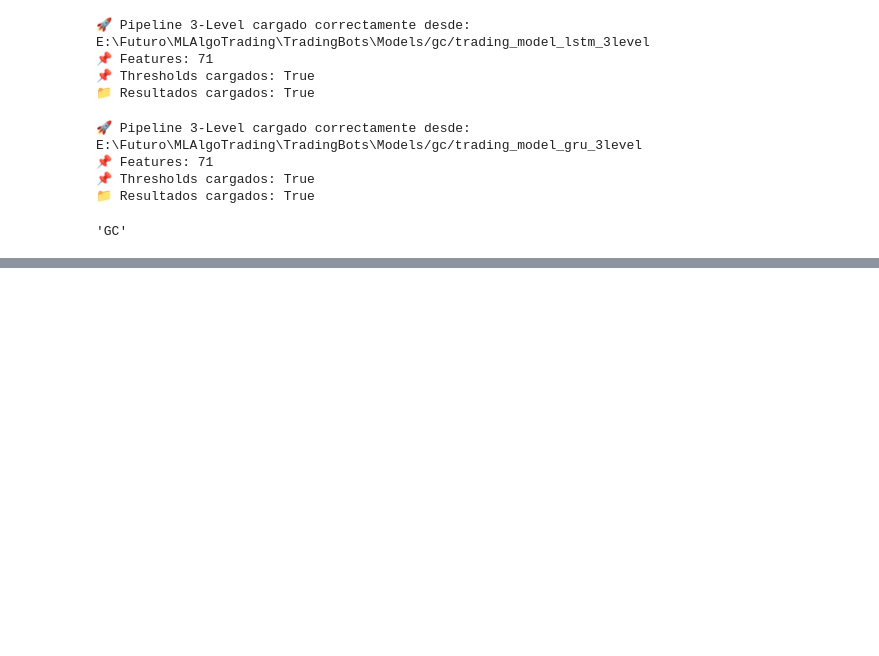
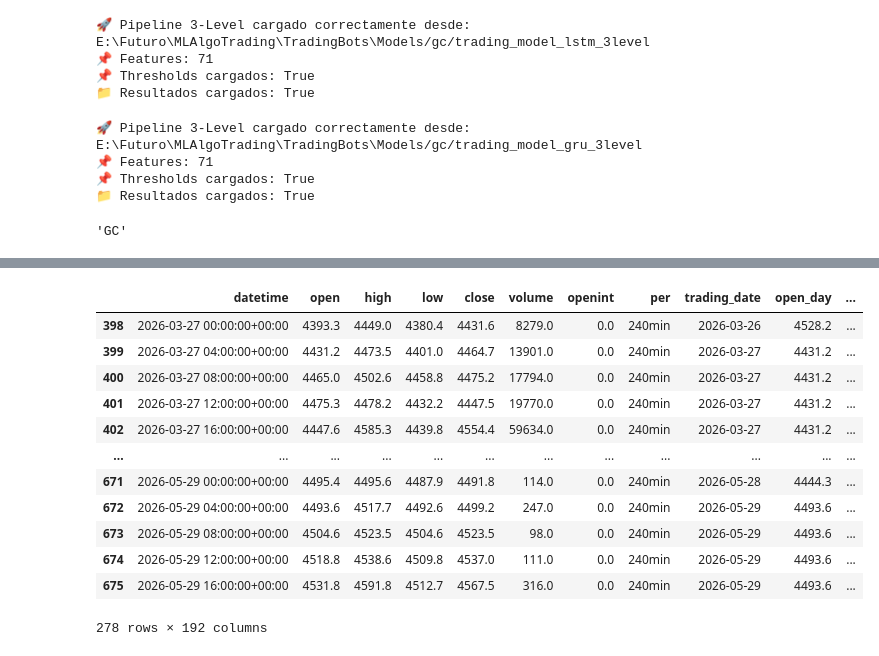
Before and after one commit to LijunZhou000/ML-Algorithmic-Trading, a Jupyter notebook: TradingBots/Notebooks/P4TrestingTriple.ipynb, the cells around one changed output, grey strips where cells are left out. Saved outputs shown, nothing was run; the diff lists cells and outputs as text; code cells hidden in the pictures; blank space fills up the shorter version.

```diff
--- a/TradingBots/Notebooks/P4TrestingTriple.ipynb
+++ b/TradingBots/Notebooks/P4TrestingTriple.ipynb
@@ -358,0 +309,20 @@ array([[       nan,        nan],
+# %%
+df_final_triple_real = target_triple_barrier_interday(df_filtered, spec_bt, return_horizon_days=int(RETURN_HORIZON_MIN/60/24), profit_factor=1.8, tp_atr_mult=1.4, sl_atr_mult=1.2)
+df_final_triple_real["target_class"] = df_final_triple_real[f"target_tb_{int(RETURN_HORIZON_MIN/60/24)}d"]
+df_final_triple_real["target_regression"] = df_final_triple_real[f"log_return_horizon_{RETURN_HORIZON_MIN}m"]
+# %%
+df_final_triple_real
+# %% [output]
+|  | datetime | open | high | low | close | volume | openint | per | trading_date | open_day | ... |
+| 398 | 2026-03-27 00:00:00+00:00 | 4393.3 | 4449.0 | 4380.4 | 4431.6 | 8279.0 | 0.0 | 240min | 2026-03-26 | 4528.2 | ... |
+| 399 | 2026-03-27 04:00:00+00:00 | 4431.2 | 4473.5 | 4401.0 | 4464.7 | 13901.0 | 0.0 | 240min | 2026-03-27 | 4431.2 | ... |
+| 400 | 2026-03-27 08:00:00+00:00 | 4465.0 | 4502.6 | 4458.8 | 4475.2 | 17794.0 | 0.0 | 240min | 2026-03-27 | 4431.2 | ... |
+| 401 | 2026-03-27 12:00:00+00:00 | 4475.3 | 4478.2 | 4432.2 | 4447.5 | 19770.0 | 0.0 | 240min | 2026-03-27 | 4431.2 | ... |
+| 402 | 2026-03-27 16:00:00+00:00 | 4447.6 | 4585.3 | 4439.8 | 4554.4 | 59634.0 | 0.0 | 240min | 2026-03-27 | 4431.2 | ... |
+| ... | ... | ... | ... | ... | ... | ... | ... | ... | ... | ... | ... |
+| 671 | 2026-05-29 00:00:00+00:00 | 4495.4 | 4495.6 | 4487.9 | 4491.8 | 114.0 | 0.0 | 240min | 2026-05-28 | 4444.3 | ... |
+| 672 | 2026-05-29 04:00:00+00:00 | 4493.6 | 4517.7 | 4492.6 | 4499.2 | 247.0 | 0.0 | 240min | 2026-05-29 | 4493.6 | ... |
+| 673 | 2026-05-29 08:00:00+00:00 | 4504.6 | 4523.5 | 4504.6 | 4523.5 | 98.0 | 0.0 | 240min | 2026-05-29 | 4493.6 | ... |
+| 674 | 2026-05-29 12:00:00+00:00 | 4518.8 | 4538.6 | 4509.8 | 4537.0 | 111.0 | 0.0 | 240min | 2026-05-29 | 4493.6 | ... |
+| 675 | 2026-05-29 16:00:00+00:00 | 4531.8 | 4591.8 | 4512.7 | 4567.5 | 316.0 | 0.0 | 240min | 2026-05-29 | 4493.6 | ... |
+278 rows × 192 columns
```
Also changed, not shown: parts of 113 cells of this notebook, 3 other files.
